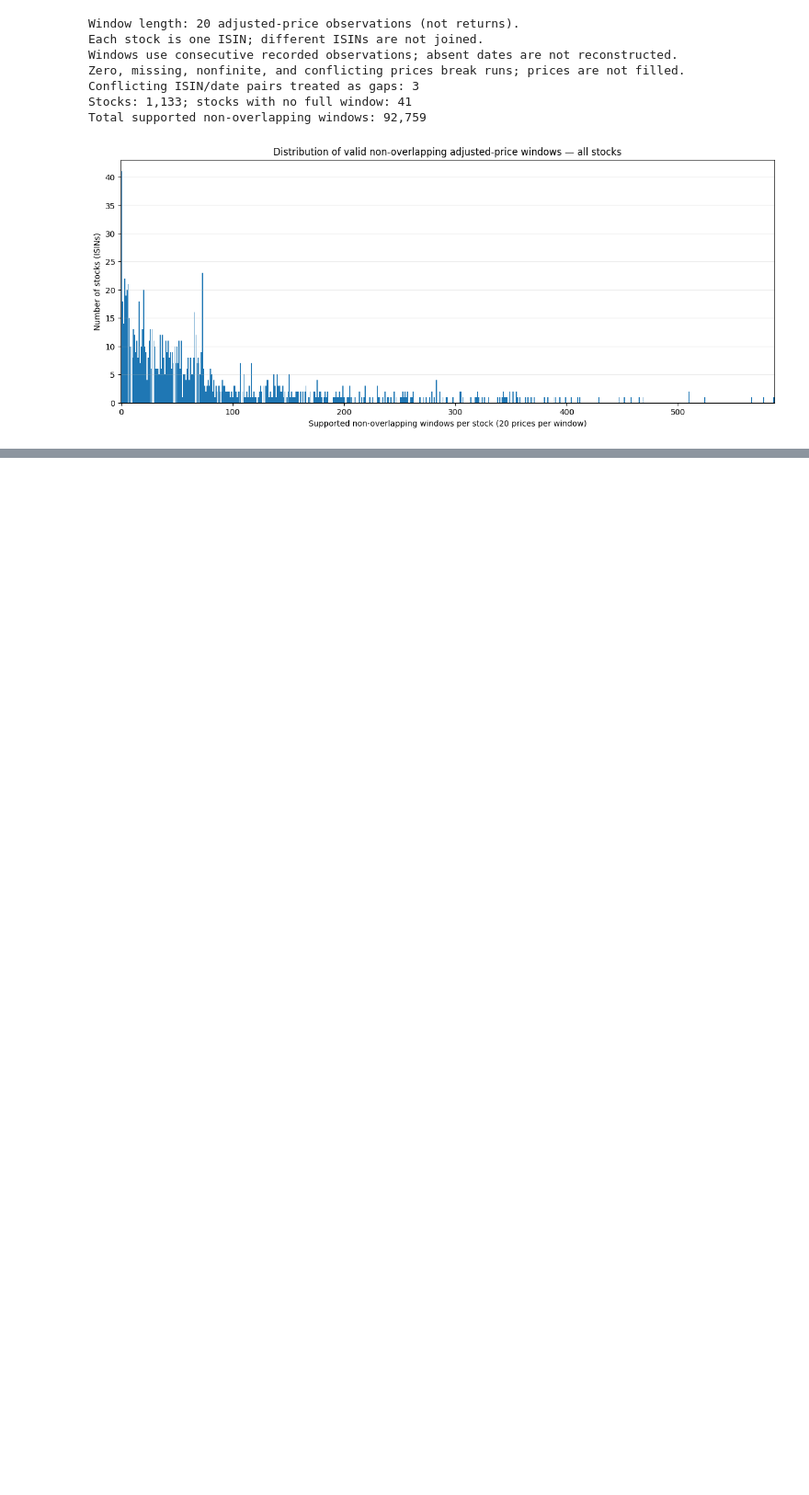
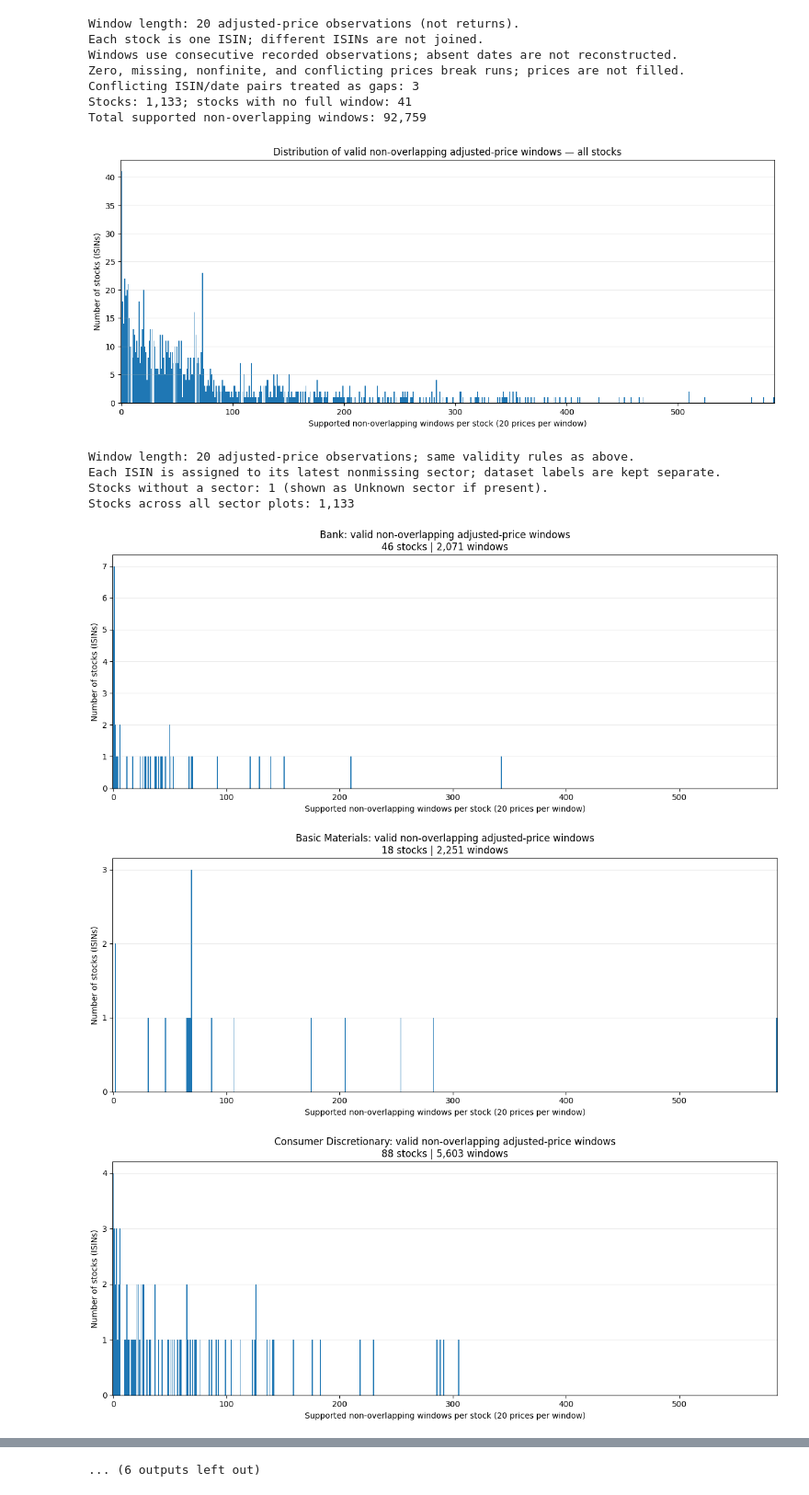
Before and after one commit to dared22/master_thesis, a Jupyter notebook: sandbox/EDA/EDA.ipynb, the cells around one changed output, grey strips where cells are left out. Shown at 92% size. Saved outputs shown, nothing was run; the diff lists cells and outputs as text; code cells hidden in the pictures; blank space fills up the shorter version.

```diff
--- a/sandbox/EDA/EDA.ipynb
+++ b/sandbox/EDA/EDA.ipynb
@@ -361,3 +361,50 @@ Conflicting ISIN/date pairs treated as gaps: 3
 Stocks: 1,133; stocks with no full window: 41
 Total supported non-overlapping windows: 92,759
 [figure]
+# %%
+# Reuse the per-ISIN counts and window_size from the preceding cell.
+# Assign each ISIN to its latest nonmissing sector; preserve dataset labels.
+window_sector_records = data[["ISIN", "Date", "Sector"]].copy()
+window_sector_records["Date"] = pd.to_datetime(window_sector_records["Date"], format="%Y-%m-%d")
+window_sector_records["Sector"] = window_sector_records["Sector"].str.strip().replace("", pd.NA)
+window_latest_sectors = (
+    window_sector_records.sort_values(["ISIN", "Date"], kind="stable")
+    .groupby("ISIN")["Sector"].last().rename("sector")
+)
+sector_window_counts = supported_windows.to_frame().join(window_latest_sectors)
+missing_window_sectors = sector_window_counts["sector"].isna().sum()
+sector_window_counts["sector"] = sector_window_counts["sector"].fillna("Unknown sector")
+
+print(f"Window length: {window_size} adjusted-price observations; same validity rules as above.")
+print("Each ISIN is assigned to its latest nonmissing sector; dataset labels are kept separate.")
+print(f"Stocks without a sector: {missing_window_sectors:,} (shown as Unknown sector if present).")
+print(f"Stocks across all sector plots: {len(sector_window_counts):,}")
+
+for sector, stock_windows in sector_window_counts.groupby("sector", sort=True):
+    sector_distribution = (
+        stock_windows["non_overlapping_windows"].value_counts().sort_index()
+        .reindex(window_distribution.index, fill_value=0)
+    )
+    fig, ax = plt.subplots(figsize=(12, 5), constrained_layout=True)
+    ax.bar(sector_distribution.index, sector_distribution.values, width=0.9)
+    ax.set_xlabel(f"Supported non-overlapping windows per stock ({window_size} prices per window)")
+    ax.set_ylabel("Number of stocks (ISINs)")
+    ax.set_title(
+        f"{sector}: valid non-overlapping adjusted-price windows\n"
+        f"{len(stock_windows):,} stocks | {stock_windows['non_overlapping_windows'].sum():,} windows"
+    )
+    # Use the same x-axis range as the all-stock plot for sector comparisons.
+    ax.set_xlim(-0.5, window_distribution.index.max() + 0.5)
+    ax.yaxis.get_major_locator().set_params(integer=True)
+    ax.xaxis.get_major_locator().set_params(integer=True)
+    ax.grid(axis="y", alpha=0.25)
+    plt.show()
+    plt.close(fig)
+# %% [output]
+Window length: 20 adjusted-price observations; same validity rules as above.
+Each ISIN is assigned to its latest nonmissing sector; dataset labels are kept separate.
+Stocks without a sector: 1 (shown as Unknown sector if present).
+Stocks across all sector plots: 1,133
+[figure, added]
+[figure, added]
+[figure, added]
@@ -363,0 +419 @@ Total supported non-overlapping windows: 92,759
+... (6 outputs left out)
```
Also changed, not shown: parts of 1 cell of this notebook, 10 other files.
